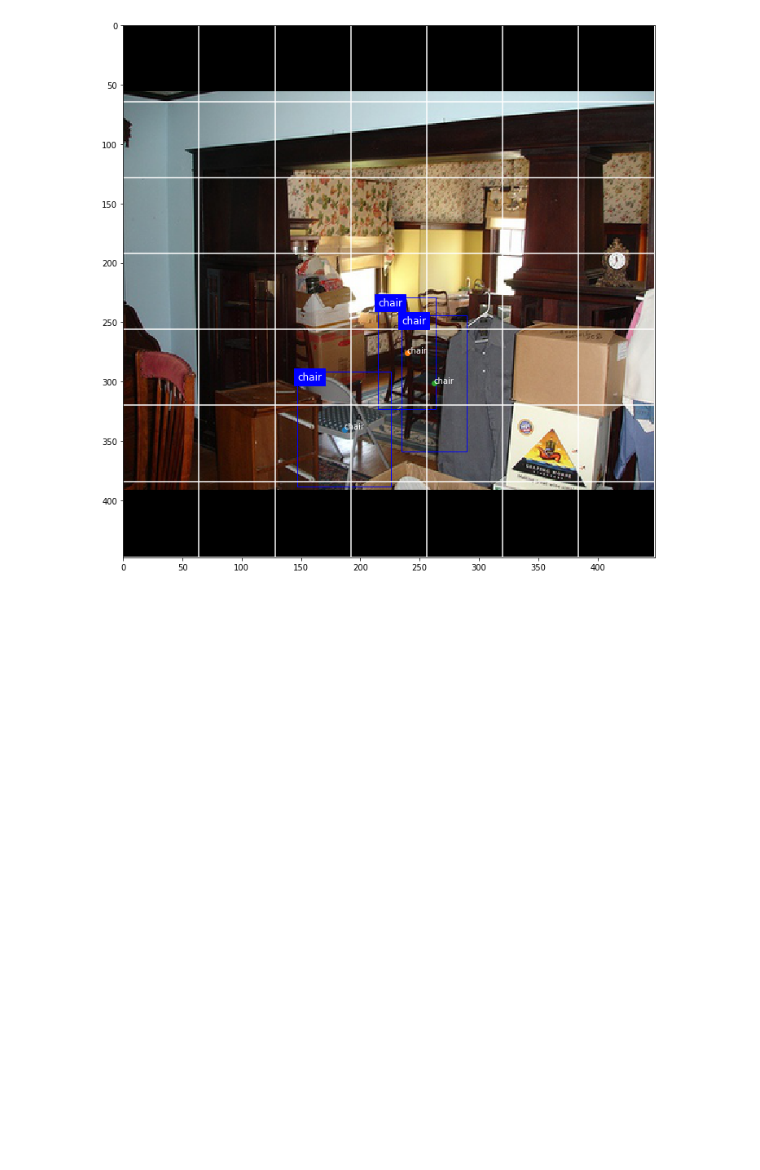
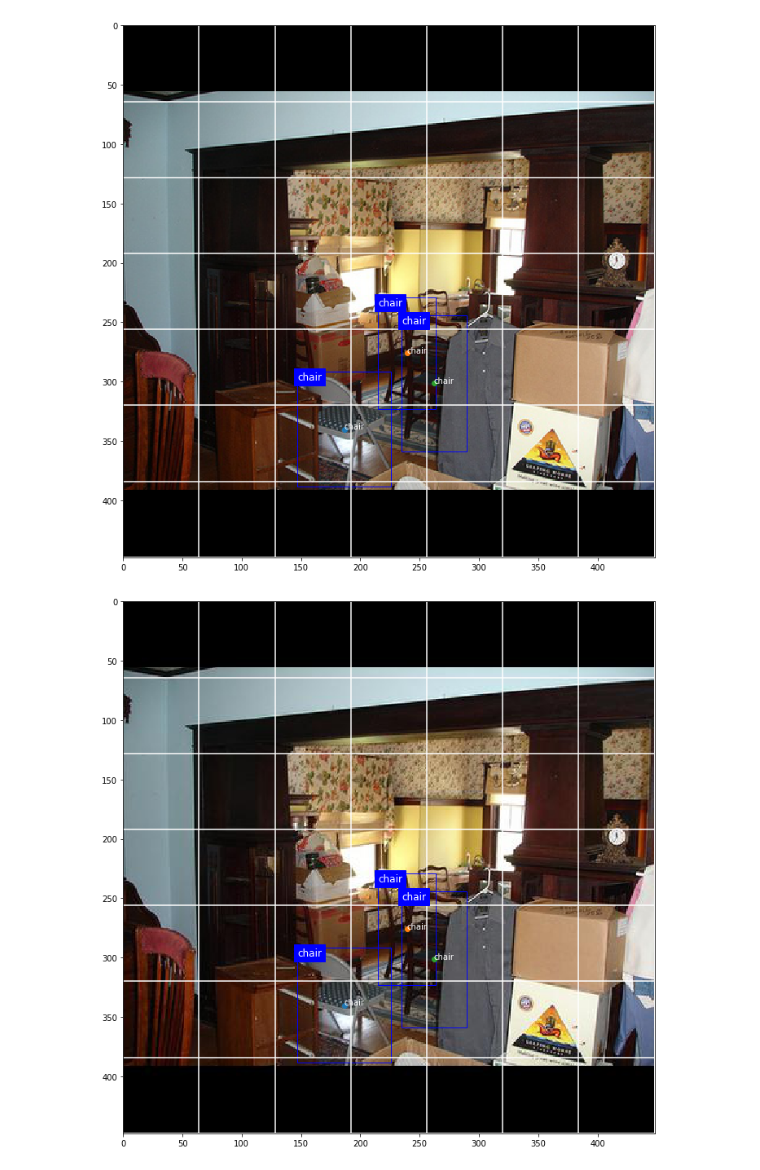
Before and after one commit to pomelyu/YOLO-from-scratch, a Jupyter notebook: notebooks/demo.ipynb, the cells around one changed output. Saved outputs shown, nothing was run; the diff lists cells and outputs as text; code cells hidden in the pictures; blank space fills up the shorter version.

```diff
--- a/notebooks/demo.ipynb
+++ b/notebooks/demo.ipynb
@@ -33,0 +39,4 @@ utils.draw_bboxs(processed_image, bboxs, MODEL_DIM)
+# %%
+yolo_generator = training.batch_generator("../data/VOC2007/pre_images", "../data/VOC2007/pre_labels")
+# %%
+X, Y = next(yolo_generator)
@@ -33,0 +45,4 @@ utils.draw_bboxs(processed_image, bboxs, MODEL_DIM)
+# %%
+utils.draw_bboxs(Image.fromarray(X[0]), Y[0].reshape((GRID_SIZE, GRID_SIZE, -1)), MODEL_DIM)
+# %% [output]
+[figure, added]
```
Also changed, not shown: parts of 3 cells of this notebook.
